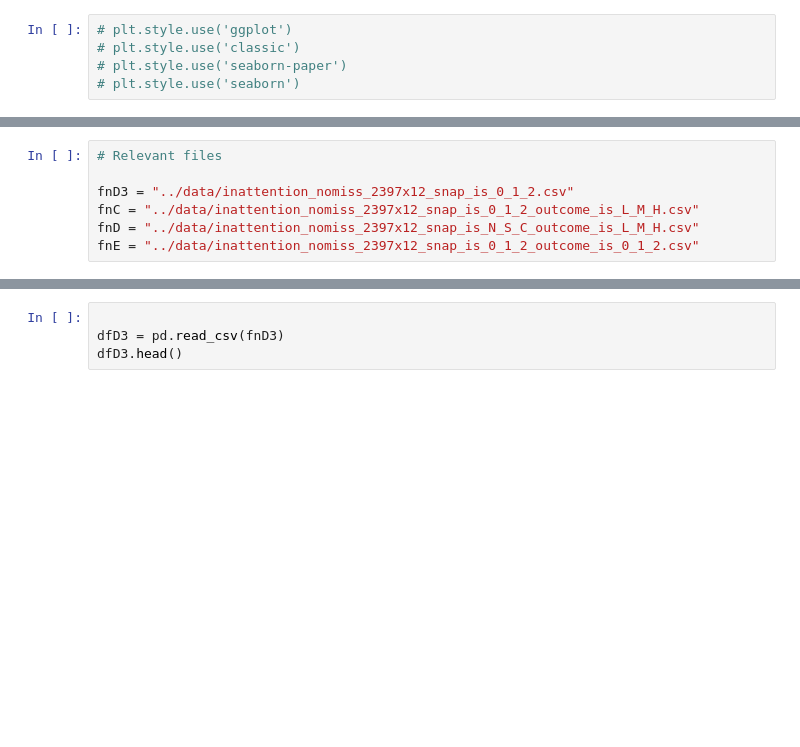
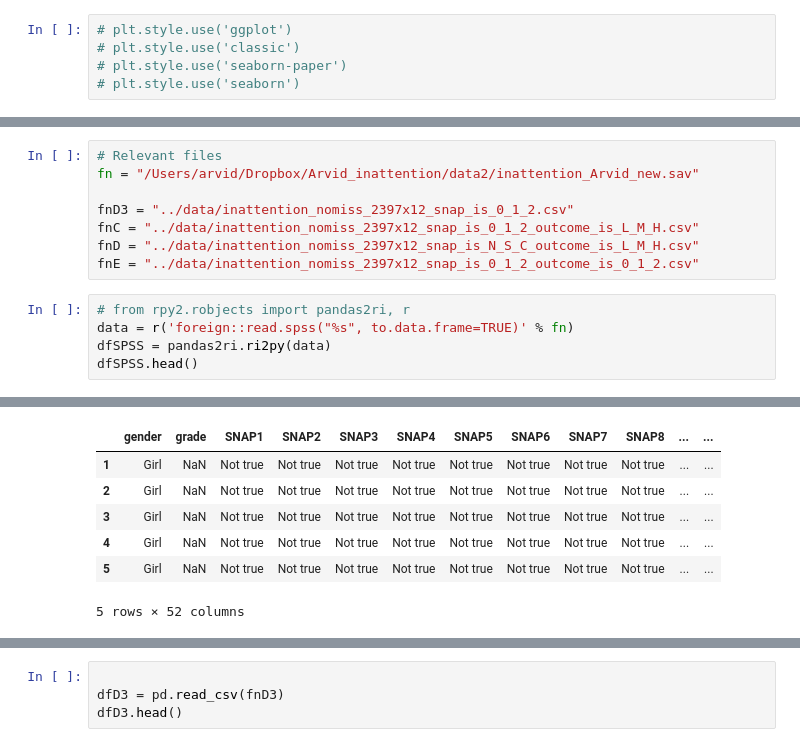
Before and after one commit to arvidl/inattention-populationsample, a Jupyter notebook: notebooks/prediction.ipynb, the cells around one changed output, grey strips where cells are left out. Cells and saved outputs as stored; diff of their text form; blank space fills up the shorter version.

```diff
--- a/notebooks/prediction.ipynb
+++ b/notebooks/prediction.ipynb
@@ -89,7 +106,14 @@ graphviz: 0.7.1
 # %%
 # Relevant files
+fn = "/Users/arvid/Dropbox/Arvid_inattention/data2/inattention_Arvid_new.sav"
 
 fnD3 = "../data/inattention_nomiss_2397x12_snap_is_0_1_2.csv"
 fnC = "../data/inattention_nomiss_2397x12_snap_is_0_1_2_outcome_is_L_M_H.csv"
 fnD = "../data/inattention_nomiss_2397x12_snap_is_N_S_C_outcome_is_L_M_H.csv"
 fnE = "../data/inattention_nomiss_2397x12_snap_is_0_1_2_outcome_is_0_1_2.csv"
+# %%
+# from rpy2.robjects import pandas2ri, r
+data = r('foreign::read.spss("%s", to.data.frame=TRUE)' % fn)
+dfSPSS = pandas2ri.ri2py(data)
+dfSPSS.head()
+# %% [output]
@@ -95,0 +121,7 @@ fnE = "../data/inattention_nomiss_2397x12_snap_is_0_1_2_outcome_is_0_1_2.csv"
+|  | gender | grade | SNAP1 | SNAP2 | SNAP3 | SNAP4 | SNAP5 | SNAP6 | SNAP7 | SNAP8 | ... | ... |
+| 1 | Girl | NaN | Not true | Not true | Not true | Not true | Not true | Not true | Not true | Not true | ... | ... |
+| 2 | Girl | NaN | Not true | Not true | Not true | Not true | Not true | Not true | Not true | Not true | ... | ... |
+| 3 | Girl | NaN | Not true | Not true | Not true | Not true | Not true | Not true | Not true | Not true | ... | ... |
+| 4 | Girl | NaN | Not true | Not true | Not true | Not true | Not true | Not true | Not true | Not true | ... | ... |
+| 5 | Girl | NaN | Not true | Not true | Not true | Not true | Not true | Not true | Not true | Not true | ... | ... |
+5 rows × 52 columns
```
Also changed, not shown: parts of 6 cells of this notebook.
